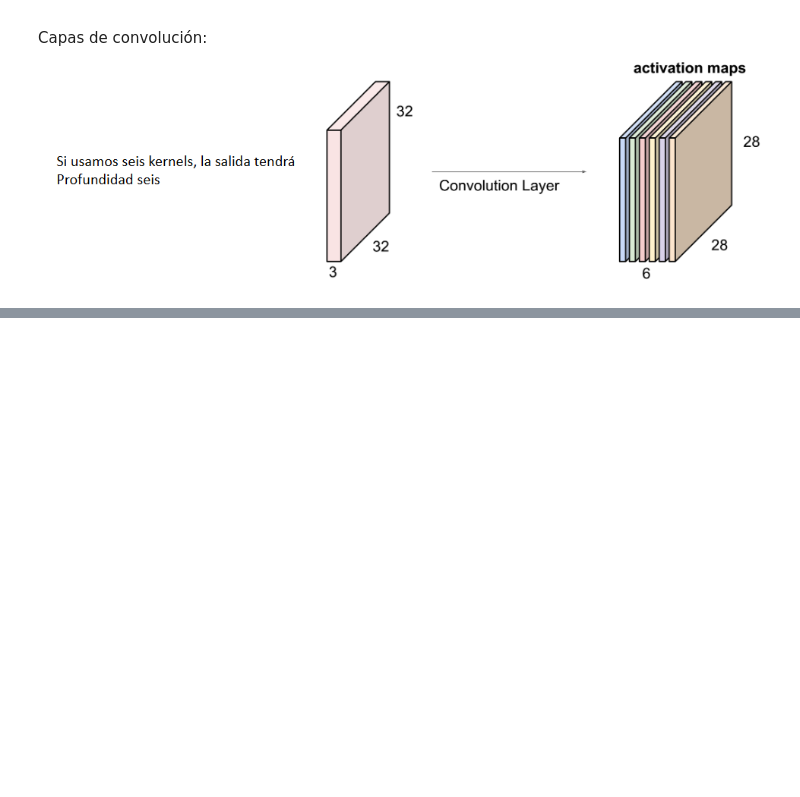
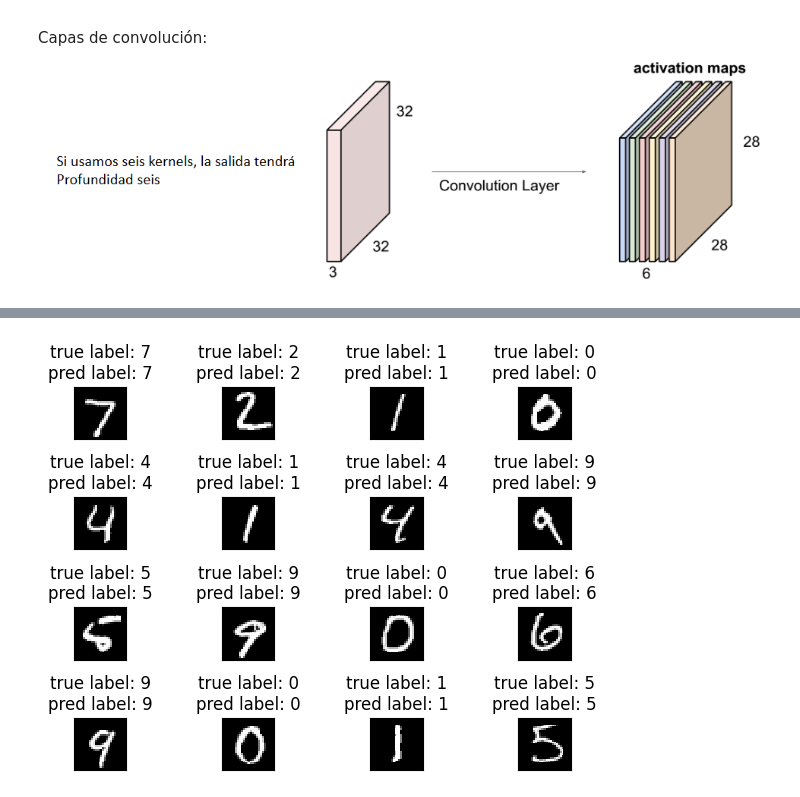
Before and after one commit to ivansipiran/CC5209-Vision-Computacional, a Jupyter notebook: Notebooks/08_CNN_MNIST.ipynb, the cells around one changed output, grey strips where cells are left out. Saved outputs shown, nothing was run; the diff lists cells and outputs as text; code cells hidden in the pictures; blank space fills up the shorter version.

```diff
--- a/Notebooks/08_CNN_MNIST.ipynb
+++ b/Notebooks/08_CNN_MNIST.ipynb
@@ -441,0 +267,5 @@ print(
+# %%
+test(network)
+for epoch in range(1, num_epochs + 1):
+  train(network, optimizer, epoch)
+  test(network)
@@ -441,0 +304,20 @@ print(
+# %%
+with torch.no_grad():
+  output = network(exampleData.to(device))
+# %%
+fig = plt.figure()
+for i in range(16):
+  plt.subplot(4,4,i+1)
+  plt.tight_layout()
+  plt.imshow(exampleData[i][0], cmap='gray', interpolation='none')
+
+  pred = output.data.max(1, keepdim=True)[1][i].item()
+  gt = exampleTargets[i]
+
+  plt.title(f'true label: {gt}\n' \
+               f'pred label: {pred}')
+  plt.xticks([])
+  plt.yticks([])
+plt.show()
+# %% [output]
+[figure, added]
```
Also changed, not shown: parts of 53 cells of this notebook, 8 other files.
